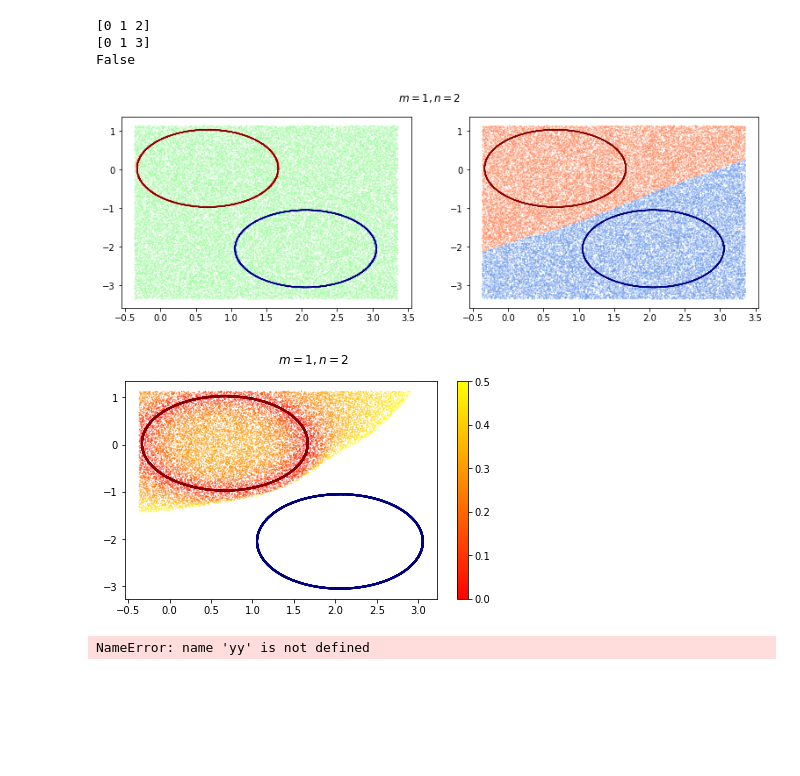
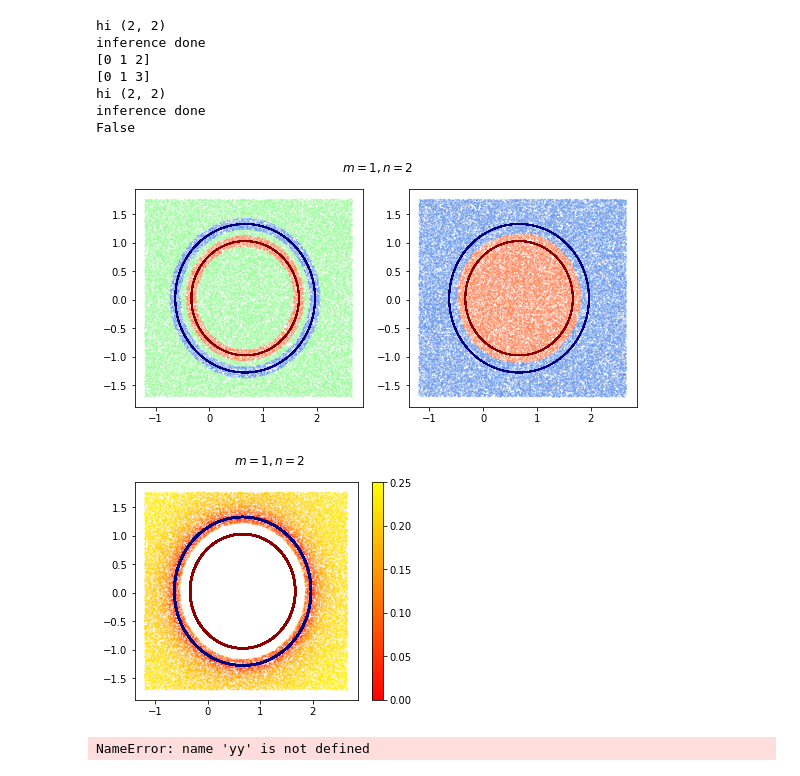
Before and after one commit to microsoft/distance-learner, a Jupyter notebook: notebooks/Paper Plots - Decision Regions & Heatmaps.ipynb, the cells around one changed output. Drawn from its saved outputs; the diff is of its cells as text; code cells hidden in the pictures; blank space fills up the shorter version.

Commit message:
satisfactory plots for ws added

```diff
--- a/notebooks/Paper Plots - Decision Regions & Heatmaps.ipynb
+++ b/notebooks/Paper Plots - Decision Regions & Heatmaps.ipynb
@@ -160,7 +215,7 @@ def make_plots_2(model, dataset, dump_dir, task="regression",\
             xx, yy, gen_kd_grid, gen_nd_grid = get_nplane_samples_for_kmfld_2(points_k, dataset, n, h)
             dummy_labels = torch.from_numpy(np.zeros((h * h, num_classes))).float()
         elif plot_type == "sct":
-            gen_kd_grid, gen_nd_grid = get_nplane_samples_for_kmfld(points_k, dataset, n, num_samples)
+            gen_kd_grid, gen_nd_grid = get_nplane_samples_for_kmfld_3(points_k, dataset, n, num_samples)
             dummy_labels = torch.from_numpy(np.zeros((num_samples, num_classes))).float()
 
 
@@ -238,7 +293,7 @@ def plot_decision_regions_2(xx, yy, h, gen_kd_grid, points_k, points_k_classes,\
         else:
             add_to_idx = 0
             if isinstance(dataset, concentricspheres.ConcentricSpheres):
-                add_to_idx = -1
+                add_to_idx = 0
             ax.scatter(gen_kd_grid[:, 0 + add_to_idx], gen_kd_grid[:, 1 + add_to_idx], c=gen_pred_classes, cmap=cm_2, s=0.05)
             ax.scatter(points_k[:, 0 + add_to_idx], points_k[:, 1 + add_to_idx], c=points_k_classes, cmap=cm_1, s=0.1)
 # %%
@@ -269,7 +324,7 @@ def plot_distance_heatmap(xx, yy, h, gen_kd_grid, points_k, points_k_classes,\
         cm_2 = cm_2_sc
 
     if k == 2:
-        i = 0
+        i = 1
         ax = axs
         if plot_type == "contour":
             ax.contourf(xx, yy, gen_nd_logits[:, i].reshape(xx.shape), cmap=cm_2, alpha=0.8)
@@ -278,10 +333,10 @@ def plot_distance_heatmap(xx, yy, h, gen_kd_grid, points_k, points_k_classes,\
             ax.scatter(gen_kd_grid[:, 0], gen_kd_grid[:, 1], c=gen_nd_logits[:, i], cmap="hot", s=0.05)
             ax.scatter(points_k[:, 0][points_k_classes == i], points_k[:, 1][points_k_classes == i], c=["orange", "cyan"], s=0.1)
         else:
-            limit=0.5
+            limit=0.25
             add_to_idx = 0
             if isinstance(dataset, concentricspheres.ConcentricSpheres):
-                add_to_idx = -1
+                add_to_idx = 0
             sc = ax.scatter(gen_kd_grid[:, 0 + add_to_idx][gen_nd_logits[:, i] < limit], gen_kd_grid[:, 1 + add_to_idx][gen_nd_logits[:, i] < limit], c=gen_nd_logits[:, i][gen_nd_logits[:, i] < limit], cmap="autumn", s=0.05, vmin = 0, vmax =limit)
             ax.scatter(points_k[:, 0 + add_to_idx], points_k[:, 1 + add_to_idx], c=points_k_classes, cmap=cm_1, s=1)
 
@@ -306,7 +361,7 @@ def run_analysis_2(dl_dump_dir, stdclf_dump_dir, on="test", h=800, thresh=None,
 
     fig_size = (9, 4)
     if data_mfld_type == "inf-ws-spheres":
-        fig_size = (13, 4)
+        fig_size = (9, 4)
     fig, ax_array = plt.subplots(1, 2, figsize=fig_size)
 
     data_set = MFLD_TYPES[data_mfld_type]()
@@ -322,7 +377,7 @@ def run_analysis_2(dl_dump_dir, stdclf_dump_dir, on="test", h=800, thresh=None,
 
     fig_size2 = (5, fig_size[1])
     if data_mfld_type == "inf-ws-spheres":
-        fig_size2 = (7, 4)
+        fig_size2 = (5, 4)
     fig2, ax_array2 = plt.subplots(1, 1, figsize=fig_size2)
 
     sc = plot_distance_heatmap(xx, yy, h, gen_kd_grid, points_k, points_k_classes, gen_nd_grid, gen_pred_classes, gen_nd_logits, dataset, thresh, "regression", dump_dir, ax_array2, plot_type)
@@ -390,3 +445,9 @@ plot_name = "ws_k2n2"
+# %%
+# CC Spheres k=2, n=2 (VM2)
+
+dl_dump = "/mnt/t-achetan/expC_dist_learner_for_adv_ex/rdm_concspheres_test/rdm_concspheres_k2n2_noninfdist_moreoffmfld_inferred_maxtdelta_1e-3/1/"
+stdclf_dump = "/mnt/t-achetan/expC_dist_learner_for_adv_ex/rdm_concspheres_test/rdm_concspheres_k2n2_noninfdist_moreoffmfld_inferred_maxtdelta_1e-3/2/"
+plot_name = "cs_k2n2"
 # %%
-run_analysis_2(dl_dump, stdclf_dump, "val", h=300, thresh=0.025, plot_type="sct", plot_name=plot_name)
+run_analysis_2(dl_dump, stdclf_dump, "val", h=300, thresh=0.1, plot_type="sct", plot_name=plot_name)
 # %% [output]
@@ -410,8 +471,12 @@ run_analysis_2(dl_dump, stdclf_dump, "val", h=300, thresh=0.025, plot_type="sct"
+hi (2, 2)
+inference done
 [0 1 2]
 [0 1 3]
+hi (2, 2)
+inference done
 False
-[figure, old version]
+[figure, new version]
-[figure, old version]
+[figure, new version]
 # %%
 yy.shape
 # %% [output]
```
Also changed, not shown: parts of 5 cells of this notebook, 18 other files.
